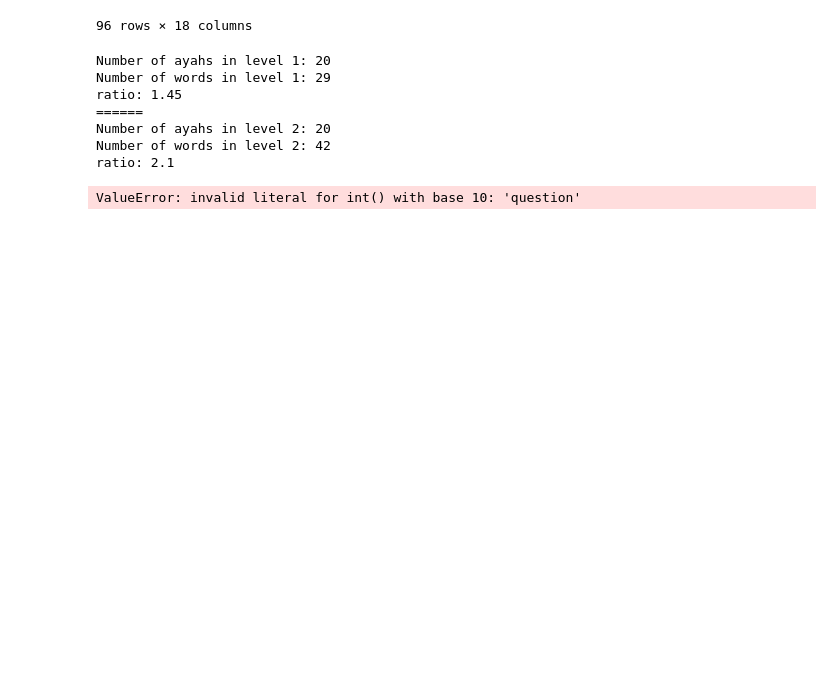
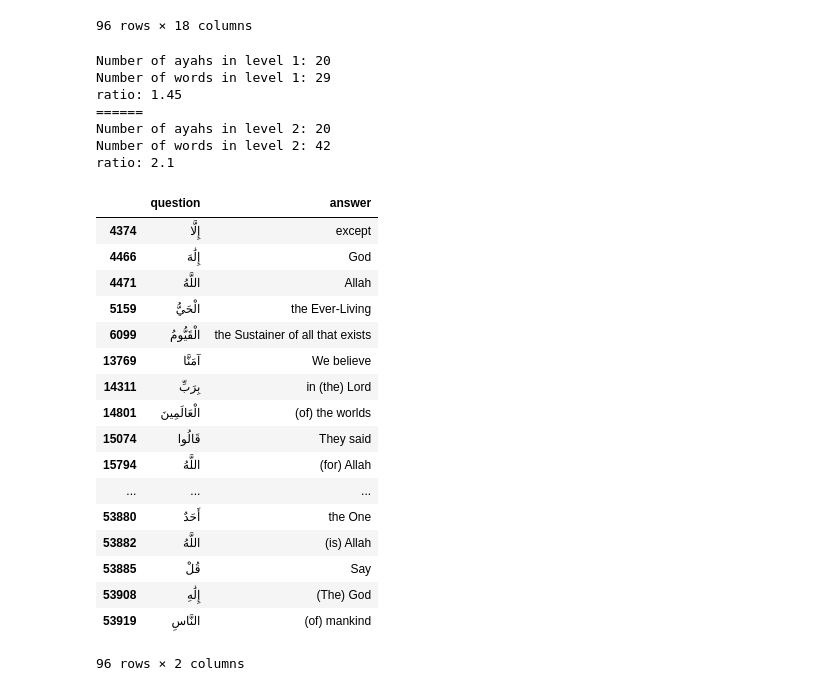
Before and after one commit to sayemmh/project-zayd-api, a Jupyter notebook: make_levels_from_ranked_ayahs.ipynb, the cells around one changed output. Saved outputs shown, nothing was run; the diff lists cells and outputs as text; code cells hidden in the pictures; blank space fills up the shorter version.

Commit message:
display two levels

```diff
--- a/make_levels_from_ranked_ayahs.ipynb
+++ b/make_levels_from_ranked_ayahs.ipynb
@@ -123,9 +123,26 @@ ratio: 2.1
 # %%
 import ujson
 levels = [{"level": 1, "question_ids": list(level_df['question_id'])},{ "level": 2, "question_ids": list(level_df2['question_id'])}]
 
 # with open("outputs/levels.json", 'w') as f:
 #     ujson.dump(levels, f, ensure_ascii=False, indent=4)
-level_df.iloc[['question']]
+level_df[['question', 'answer']]
 # %% [output]
+|  | question | answer |
+| 4374 | إِلَّا | except |
+| 4466 | إِلَٰهَ | God |
+| 4471 | اللَّهُ | Allah |
+| 5159 | الْحَيُّ | the Ever-Living |
+| 6099 | الْقَيُّومُ | the Sustainer of all that exists |
+| 13769 | آمَنَّا | We believe |
+| 14311 | بِرَبِّ | in (the) Lord |
+| 14801 | الْعَالَمِينَ | (of) the worlds |
+| 15074 | قَالُوا | They said |
+| 15794 | اللَّهُ | (for) Allah |
+| ... | ... | ... |
+| 53880 | أَحَدٌ | the One |
+| 53882 | اللَّهُ | (is) Allah |
+| 53885 | قُلْ | Say |
+| 53908 | إِلَٰهِ | (The) God |
+| 53919 | النَّاسِ | (of) mankind |
-ValueError: invalid literal for int() with base 10: 'question'
+96 rows × 2 columns
```
